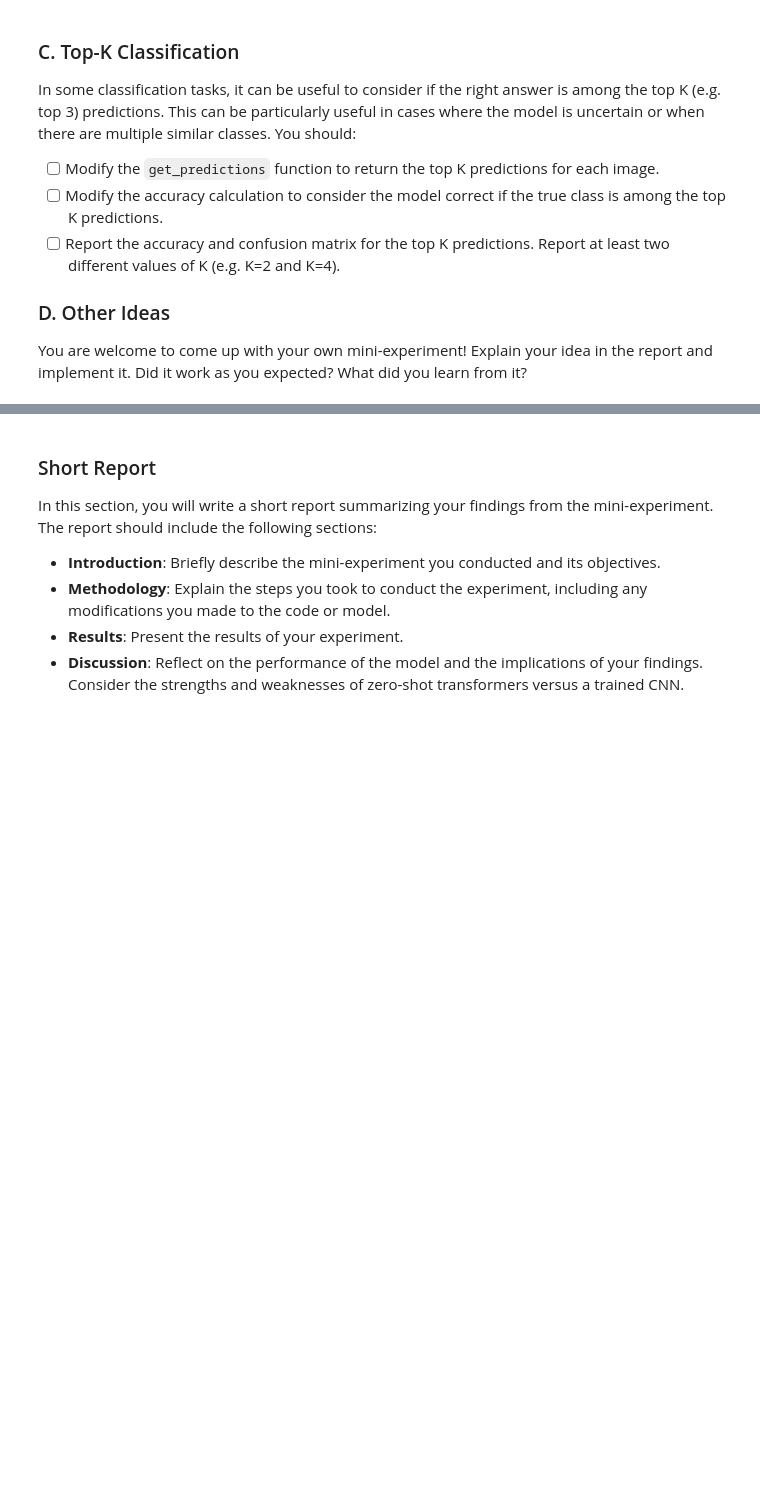
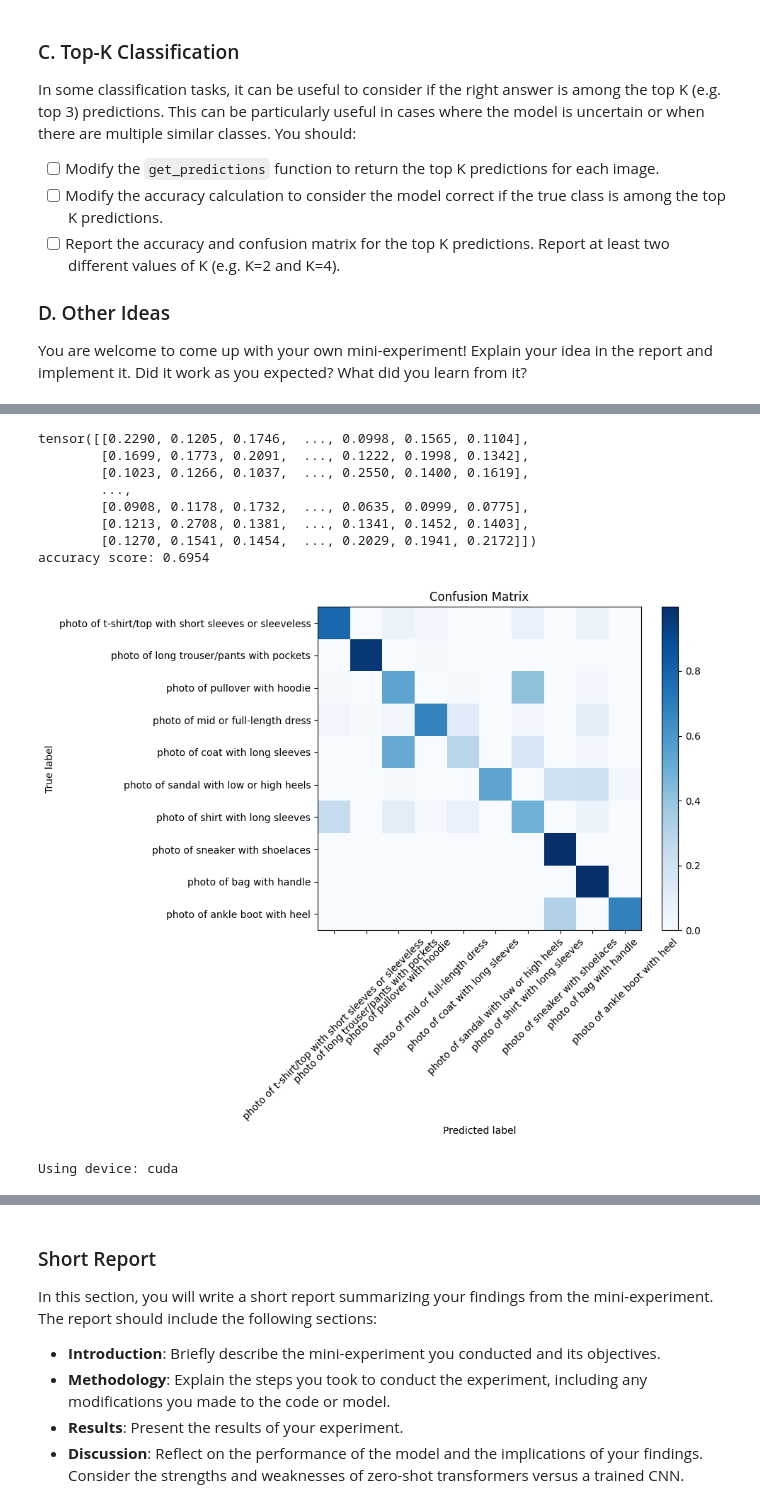
Before and after one commit to melcsk/deep_learning, a Jupyter notebook: 02_activities/assignments/assignment_2.ipynb, the cells around one changed output, grey strips where cells are left out. Drawn from its saved outputs; the diff is of its cells as text; code cells hidden in the pictures; blank space fills up the shorter version.

```diff
--- a/02_activities/assignments/assignment_2.ipynb
+++ b/02_activities/assignments/assignment_2.ipynb
@@ -463,0 +536,63 @@ Do you notice any differences in the types of errors made by the new model?
+# %%
+# A2. Alternative Model: open-source CLIP-ViT-B-32-laion2B-s34B-b79K
+# Use improved text prompts from updated_CLASS_NAMES
+
+# Build text embeddings for class names
+text_embed_alt2 = get_text_embeddings(updated_CLASS_NAMES)
+
+# Get image embeddings
+image_embed_list_alt2 = []
+true_labels_alt2 = []
+for images, labels in test_loader:
+  image_embed_alt2 = get_image_embeddings(images)
+  image_embed_list_alt2.append(image_embed_alt2)
+  true_labels_alt2.append(labels)
+
+all_image_embed_alt2 = torch.cat(image_embed_list_alt2, dim = 0)
+# %%
+cos_sim_alt2 = get_cosine_similarity(all_image_embed_alt2, text_embed_alt2)
+print(cos_sim_alt2)
+
+# Find y_pred_alt using max values in cos_sim_alt
+y_pred_alt2 = torch.argmax(cos_sim_alt2, dim = 1)
+
+# Define true labels in correct torch format
+y_true_alt2 = torch.cat(true_labels_alt2)
+
+# Report the accuracy of the predictions
+accuracy_alt2 = accuracy_score(y_true_alt2, y_pred_alt2)
+print(f'accuracy score: {accuracy_alt2}')
+cm_alt2 = plot_confusion_matrix(y_true_alt2, y_pred_alt2, updated_CLASS_NAMES)
+# %% [output]
+tensor([[0.2290, 0.1205, 0.1746,  ..., 0.0998, 0.1565, 0.1104],
+        [0.1699, 0.1773, 0.2091,  ..., 0.1222, 0.1998, 0.1342],
+        [0.1023, 0.1266, 0.1037,  ..., 0.2550, 0.1400, 0.1619],
+        ...,
+        [0.0908, 0.1178, 0.1732,  ..., 0.0635, 0.0999, 0.0775],
+        [0.1213, 0.2708, 0.1381,  ..., 0.1341, 0.1452, 0.1403],
+        [0.1270, 0.1541, 0.1454,  ..., 0.2029, 0.1941, 0.2172]])
+accuracy score: 0.6954
+[figure, added]
+# %%
+# A3. Alternative Model: openai/clip-vit-large-patch14
+# Load a different model and processor from the transformers library.
+
+clip_model_name = "openai/clip-vit-large-patch14"
+clip_model     = CLIPModel.from_pretrained(clip_model_name)
+clip_processor = CLIPProcessor.from_pretrained(clip_model_name, use_fast=False)
+
+# Set model to evaluation mode, as we are not training it
+clip_model.eval()
+
+# Check for accelerators
+device = "cpu" # Default to CPU
+if torch.cuda.is_available():
+    device = "cuda" # Use GPU if available
+elif torch.backends.mps.is_available():
+    device = "mps"
+
+clip_model.to(device)
+
+print(f"Using device: {device}")
+# %% [output]
+Using device: cuda
```
Also changed, not shown: parts of 17 cells of this notebook.
